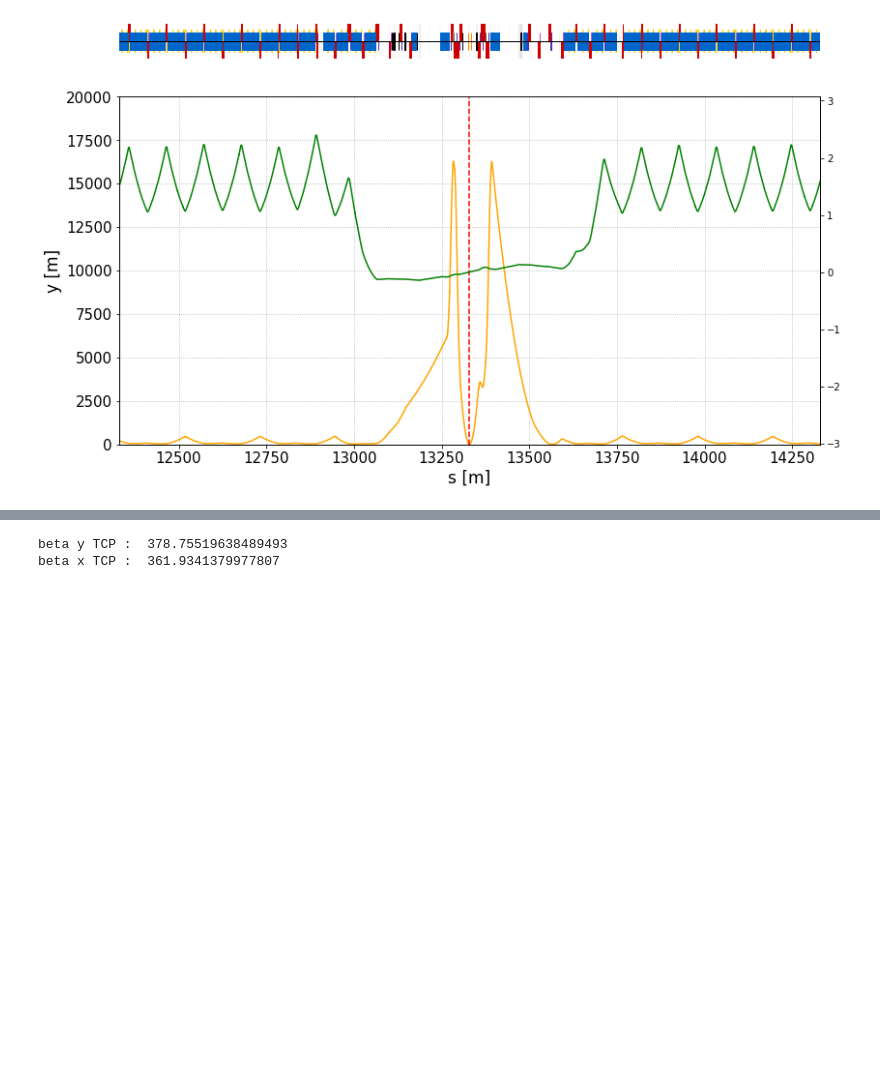
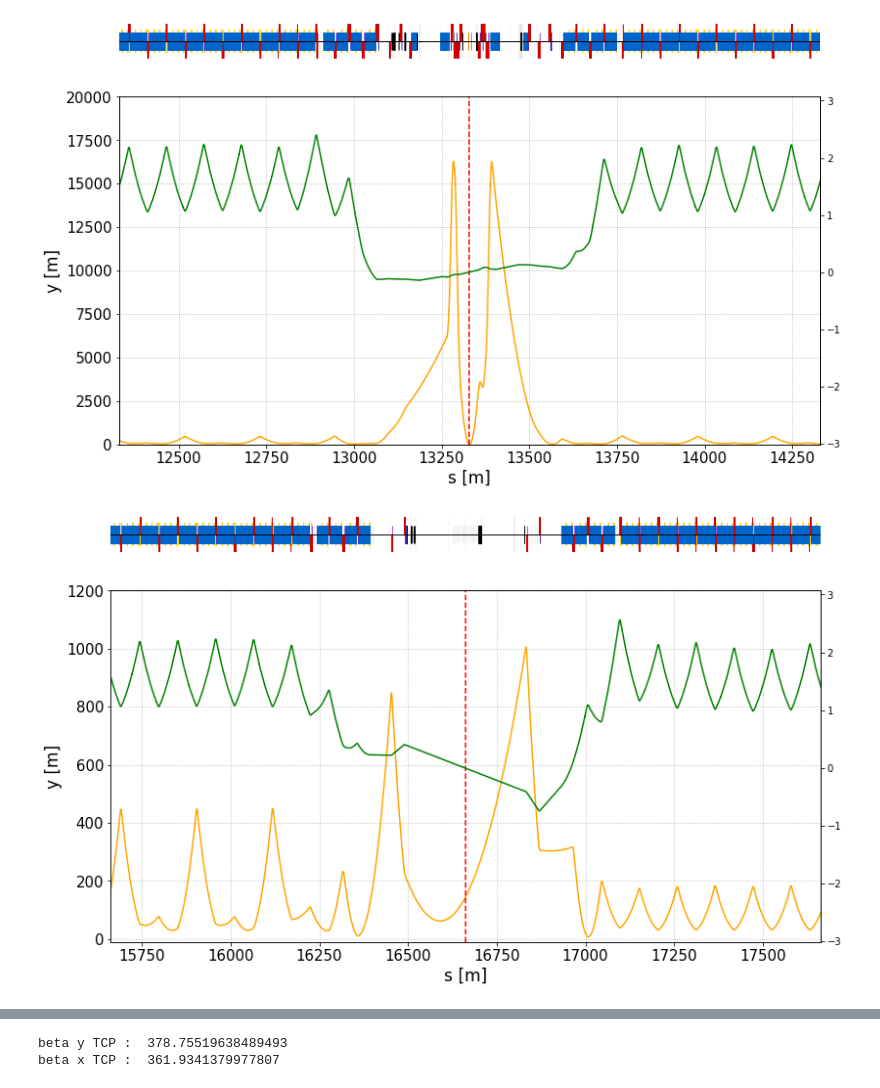
Before and after one commit to chiaramaccani/two_cryst_sim, a Jupyter notebook: Inspect_line.ipynb, the cells around one changed output, grey strips where cells are left out. Drawn from its saved outputs; the diff is of its cells as text; code cells hidden in the pictures; blank space fills up the shorter version.

```diff
--- a/Inspect_line.ipynb
+++ b/Inspect_line.ipynb
@@ -600,2 +669,6 @@ plot_ip(IR5_s, y_lim=20000)
 # %% [output]
 [figure]
+# %%
+plot_ip_v1(IR6_s, y_lim=1200)
+# %% [output]
+[figure, added]
```
Also changed, not shown: parts of 13 cells of this notebook, 44 other files.
